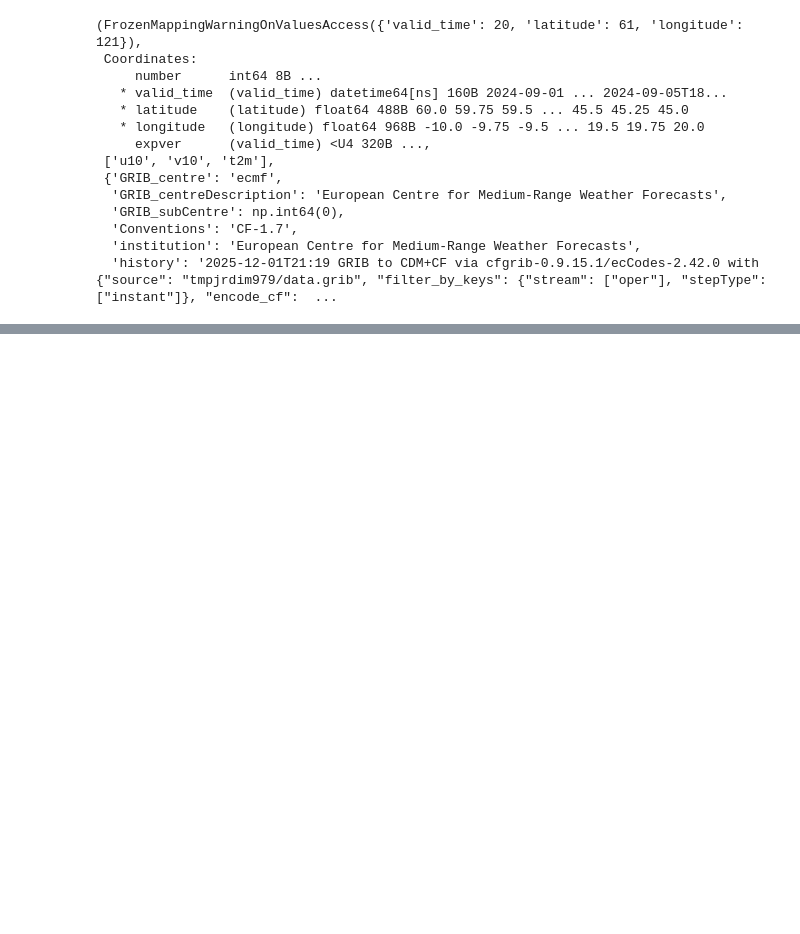
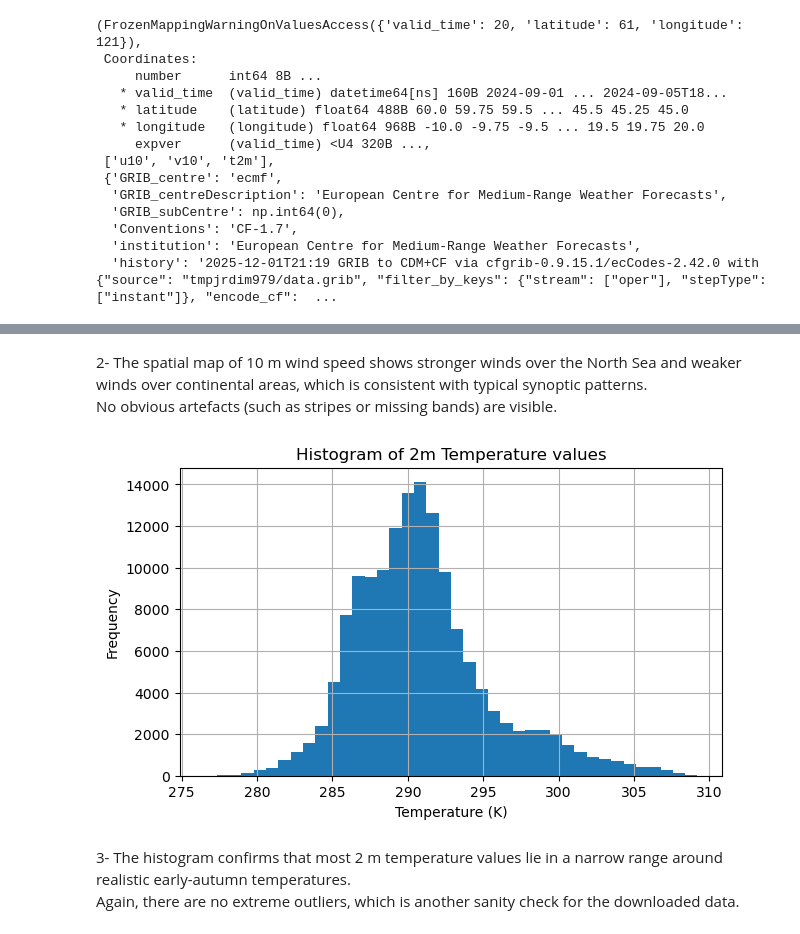
Before and after one commit to maschu09/earth-system-data-processing, a Jupyter notebook: data_access/hw1_pelinsu_era5.ipynb, the cells around one changed output, grey strips where cells are left out. Cells and saved outputs as stored; diff of their text form; code cells hidden in the pictures; blank space fills up the shorter version.

```diff
--- a/data_access/hw1_pelinsu_era5.ipynb
+++ b/data_access/hw1_pelinsu_era5.ipynb
@@ -134,0 +188,17 @@ ds.dims, ds.coords, list(ds.data_vars), ds.attrs
+# %% [markdown]
+2- The spatial map of 10 m wind speed shows stronger winds over the North Sea and weaker winds over continental areas, which is consistent with typical synoptic patterns.
+No obvious artefacts (such as stripes or missing bands) are visible.
+# %%
+# ---- Plot 3: Histogram of Temperature ----
+plt.figure(figsize=(7, 4))
+plt.hist(ds["t2m"].values.flatten(), bins=40)
+plt.title("Histogram of 2m Temperature values")
+plt.xlabel("Temperature (K)")
+plt.ylabel("Frequency")
+plt.grid(True)
+plt.show()
+# %% [output]
+[figure, added]
+# %% [markdown]
+3- The histogram confirms that most 2 m temperature values lie in a narrow range around realistic early-autumn temperatures.
+Again, there are no extreme outliers, which is another sanity check for the downloaded data.
```
Also changed, not shown: parts of 7 cells of this notebook.
